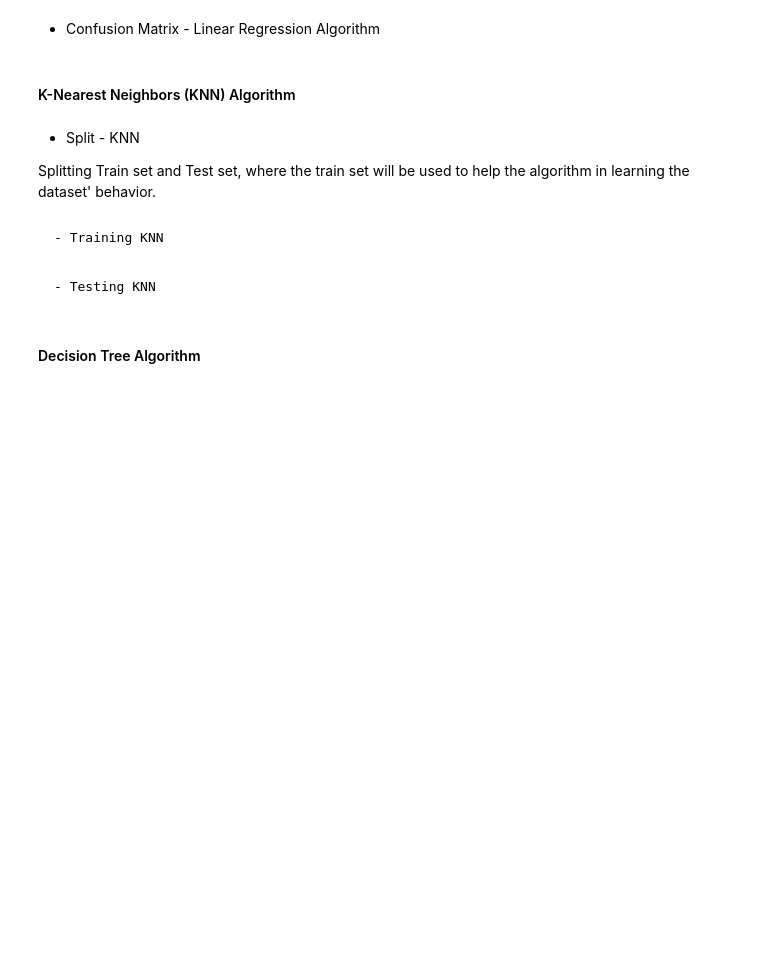
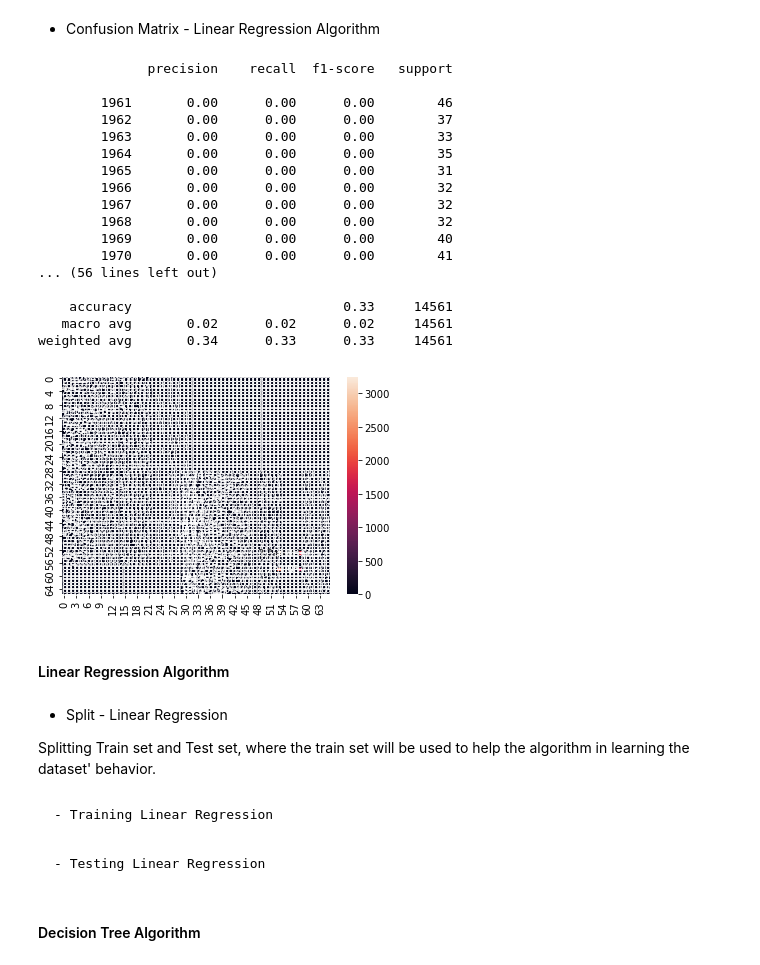
Before and after one commit to kellyc-j/MenuAssistance_project_y4, a Jupyter notebook: No. 2 Menu Assistance.ipynb, the cells around one changed output. Cells and saved outputs as stored; diff of their text form; code cells hidden in the pictures; blank space fills up the shorter version.

```diff
--- a/No. 2 Menu Assistance.ipynb
+++ b/No. 2 Menu Assistance.ipynb
@@ -773,15 +894,38 @@ Splitting Train set and Test set, where the train set will be used to help the a
 # %% [markdown]
 - Confusion Matrix - Linear Regression Algorithm
+# %%
+cm = confusion_matrix(y_test, y_pred)
+sns.heatmap(cm, annot = True)
+print(classification_report(y_test, y_pred))
+# %% [output]
+              precision    recall  f1-score   support
+
+        1961       0.00      0.00      0.00        46
+        1962       0.00      0.00      0.00        37
+        1963       0.00      0.00      0.00        33
+        1964       0.00      0.00      0.00        35
+        1965       0.00      0.00      0.00        31
+        1966       0.00      0.00      0.00        32
+        1967       0.00      0.00      0.00        32
+        1968       0.00      0.00      0.00        32
+        1969       0.00      0.00      0.00        40
+        1970       0.00      0.00      0.00        41
+... (56 lines left out)
+
+    accuracy                           0.33     14561
+   macro avg       0.02      0.02      0.02     14561
+weighted avg       0.34      0.33      0.33     14561
+[figure, added]
 # %% [markdown]
-#### K-Nearest Neighbors (KNN) Algorithm
+#### Linear Regression Algorithm
 # %% [markdown]
-- Split - KNN
+- Split - Linear Regression
 
 Splitting Train set and Test set, where the train set will be used to help the algorithm in learning the dataset' behavior.
 # %% [markdown]
-    - Training KNN
+    - Training Linear Regression
 # %% [markdown]
-    - Testing KNN
+    - Testing Linear Regression
 # %% [markdown]
 #### Decision Tree Algorithm
 # %% [markdown]
```
Also changed, not shown: parts of 27 cells of this notebook, 1 other file.
